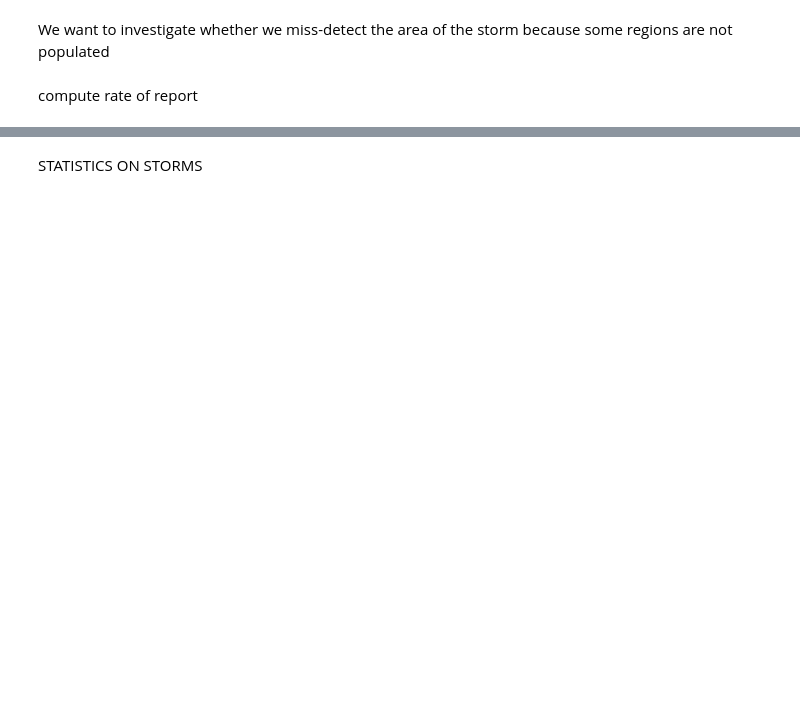
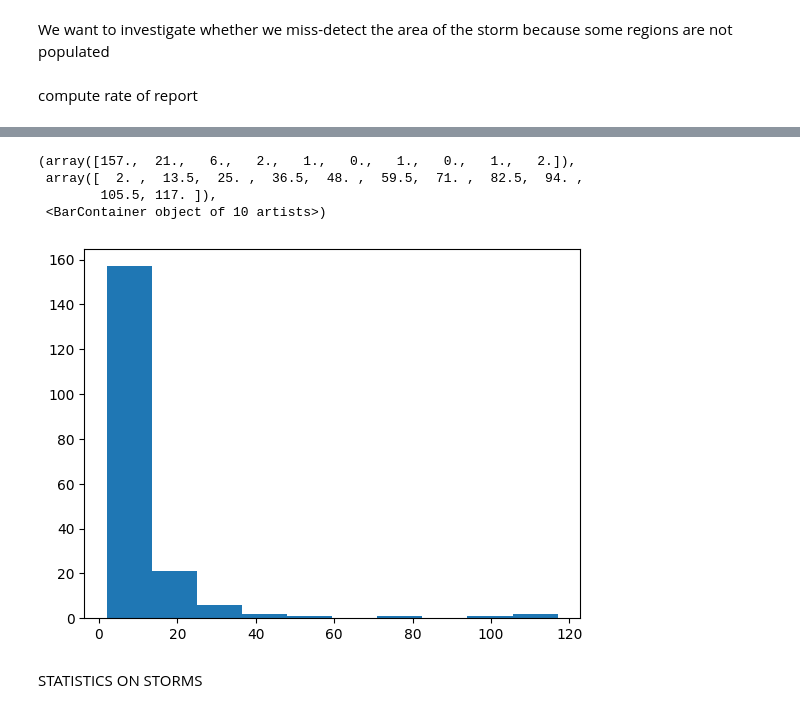
Before and after one commit to eliottmlg/Statapp-Hail-storm, a Jupyter notebook: parameters-evp.ipynb, the cells around one changed output, grey strips where cells are left out. Saved outputs shown, nothing was run; the diff lists cells and outputs as text; code cells hidden in the pictures; blank space fills up the shorter version.

```diff
--- a/parameters-evp.ipynb
+++ b/parameters-evp.ipynb
@@ -239,0 +560,5 @@ compute rate of report
+# %%
+df_facts = df7[df7.LABELS > -1]
+# %%
+labels = df_facts['LABELS'].value_counts()
+labels
@@ -240,3 +578,11 @@ compute rate of report
+# %%
+plt.hist(labels)
+# %% [output]
+(array([157.,  21.,   6.,   2.,   1.,   0.,   1.,   0.,   1.,   2.]),
+ array([  2. ,  13.5,  25. ,  36.5,  48. ,  59.5,  71. ,  82.5,  94. ,
+        105.5, 117. ]),
+ <BarContainer object of 10 artists>)
+[figure, added]
 # %% [markdown]
 STATISTICS ON STORMS
 # %%
```
Also changed, not shown: parts of 98 cells of this notebook.
